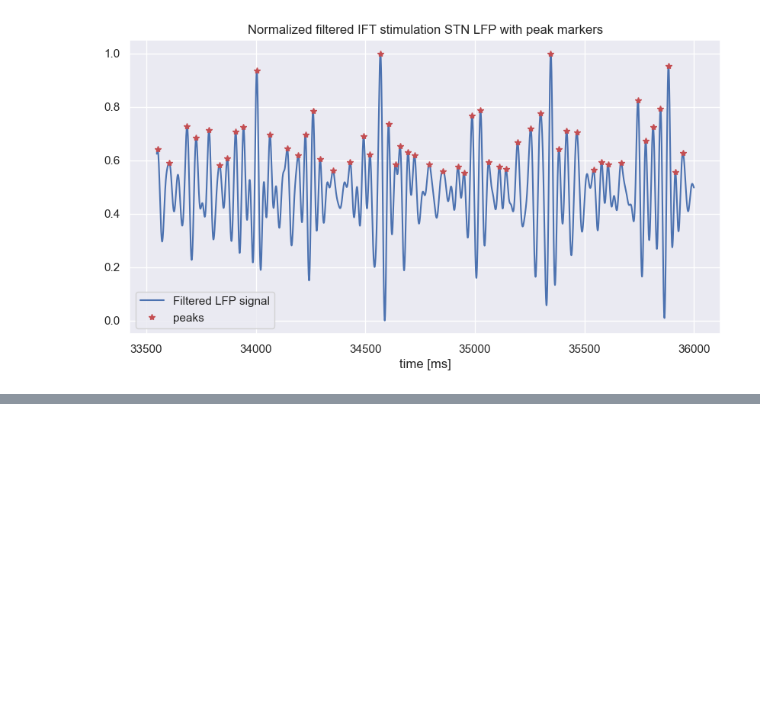
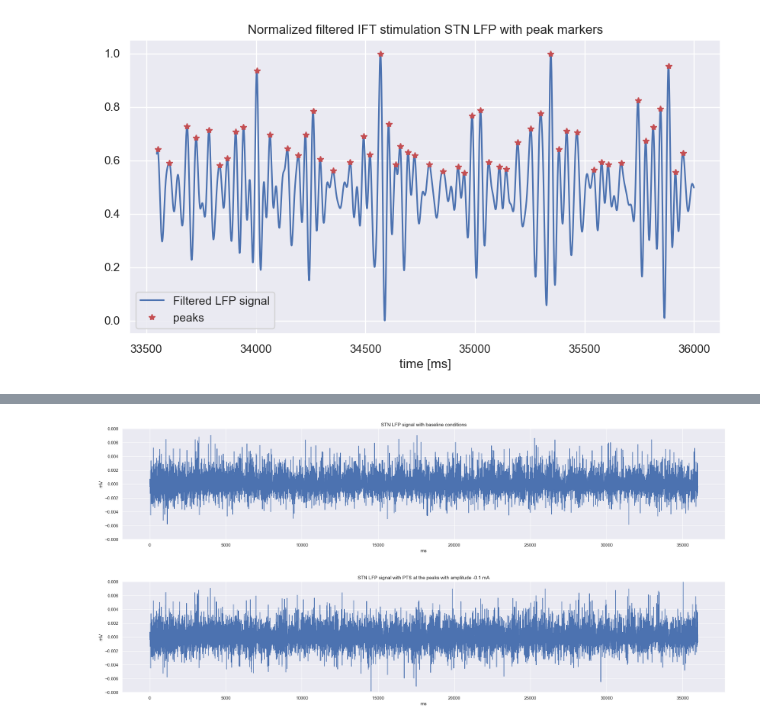
Before and after one commit to abelrassat7421/CBG_Model_Fleming_PTS, a Jupyter notebook: Results_30s/plot_LFP.ipynb, the cells around one changed output, grey strips where cells are left out. Drawn from its saved outputs; the diff is of its cells as text; code cells hidden in the pictures; blank space fills up the shorter version.

```diff
--- a/Results_30s/plot_LFP.ipynb
+++ b/Results_30s/plot_LFP.ipynb
@@ -296,0 +334,27 @@ plt.show()
+# %%
+# Plotting results from the zero controler configuration
+dir = Path('./RESULTS_baseline_30s')
+lfp_t, lfp = load_stn_lfp(dir, 0, 36000)
+
+plt.figure(figsize=(27, 5))
+plt.plot(lfp_t, lfp["signal"][:,0])
+plt.ylim(-0.008, 0.008)
+plt.xlabel('ms')
+plt.ylabel('mV')
+plt.title('STN LFP signal with baseline conditions')
+plt.show()
+
+# Plotting results from the IFT frequency modulation controler configuration
+dir2 = Path('./RESULTS_PTS')
+lfp_t, lfp = load_stn_lfp(dir2, 0, 36000)
+
+plt.figure(figsize=(27, 5))
+plt.plot(lfp_t, lfp["signal"][:,0])
+plt.ylim(-0.008, 0.008)
+plt.xlabel('ms')
+plt.ylabel('mV')
+plt.title('STN LFP signal with PTS at the peaks with amplitude -0.1 mA')
+plt.show()
+# %% [output]
+[figure, added]
+[figure, added]
```
Also changed, not shown: parts of 3 cells of this notebook, 8 other files.
